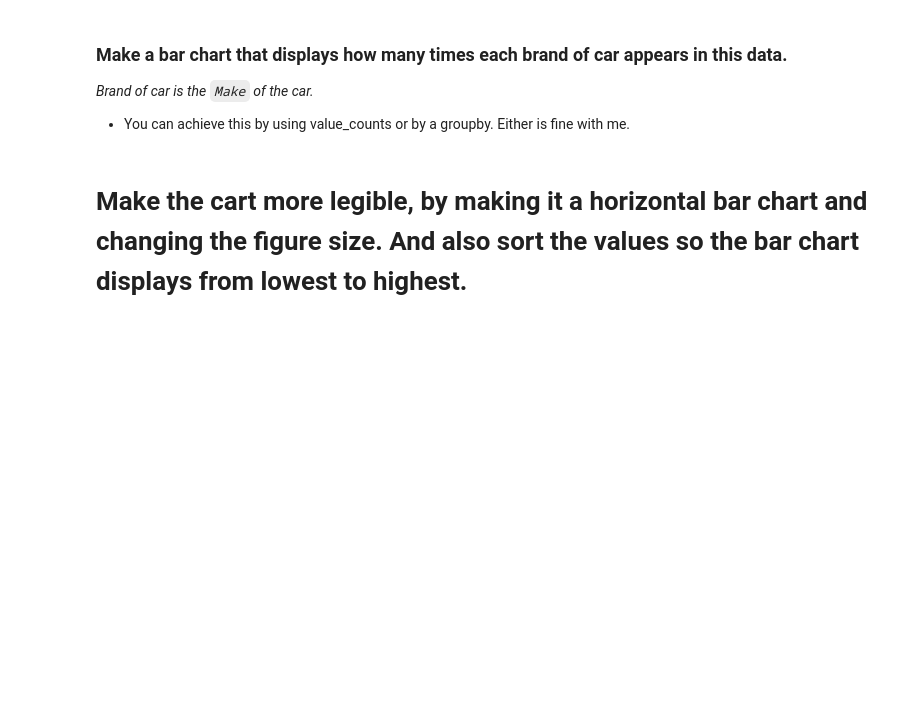
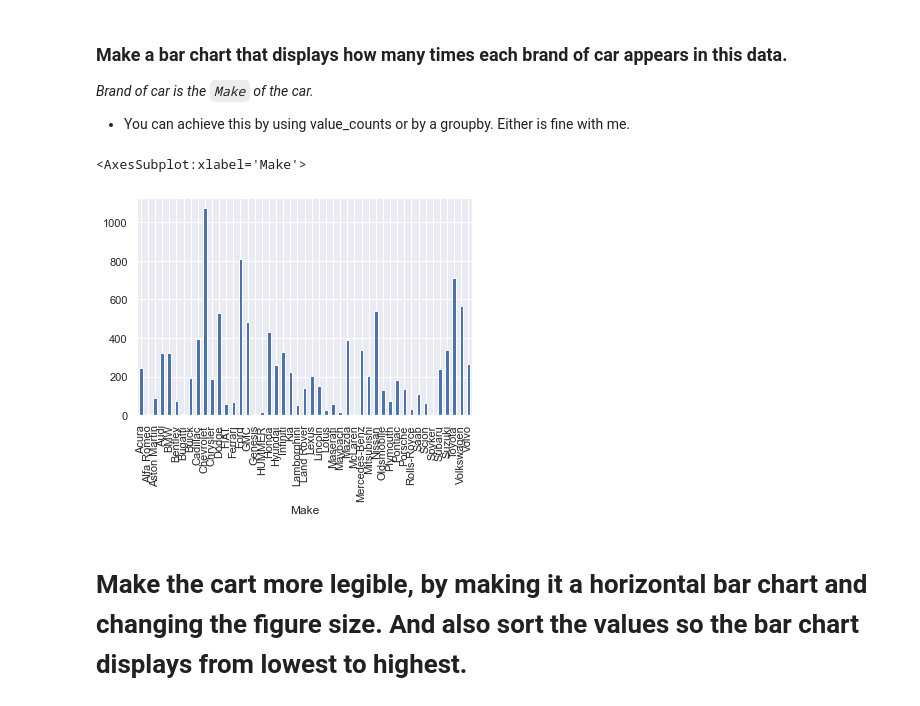
Before and after one commit to CenzOh/Python_Data_Science, a Jupyter notebook: Week-02-EDA/Exercise-EDA.ipynb, the cells around one changed output. Drawn from its saved outputs; the diff is of its cells as text; code cells hidden in the pictures; blank space fills up the shorter version.

```diff
--- a/Week-02-EDA/Exercise-EDA.ipynb
+++ b/Week-02-EDA/Exercise-EDA.ipynb
@@ -17,3 +17,5 @@ import scipy.stats as stats
 * Display the first 5 rows of our dataframe
 # %%
 # Load data
+df = pd.read_csv('data/cars.csv')
+df
@@ -30,2 +50,5 @@ import scipy.stats as stats
 # %%
 #  2. Modify our df to have all duplicate rows removed.
+
+df = df.drop_duplicates()
+df #look at num of rows 11194 now before it was 11914
@@ -44,2 +105,4 @@ import scipy.stats as stats
 # %%
 # * Remove any row that has a null value in it.
+df = df.dropna()
+df
@@ -51,6 +147,12 @@ _Brand of car is the `Make` of the car._
 * You can achieve this by using value_counts or by a groupby.  Either is fine with me.
 # %%
 # Make a bar chart that displays how many times each brand of car appears in this data.
+
+makebar = df.groupby('Make')['Make'].count() #do a group by by the car make. Count occruances of the make by referencing it in the dataframe with []
+makebar.plot(kind='bar') #plot it select the bar chart as the kind of plot
+# %% [output]
+<AxesSubplot:xlabel='Make'>
+[figure, added]
 # %% [markdown]
 # Make the cart more legible, by making it a horizontal bar chart and changing the figure size.  And also sort the values so the bar chart displays from lowest to highest.
 # %%
```
Also changed, not shown: parts of 33 cells of this notebook.
